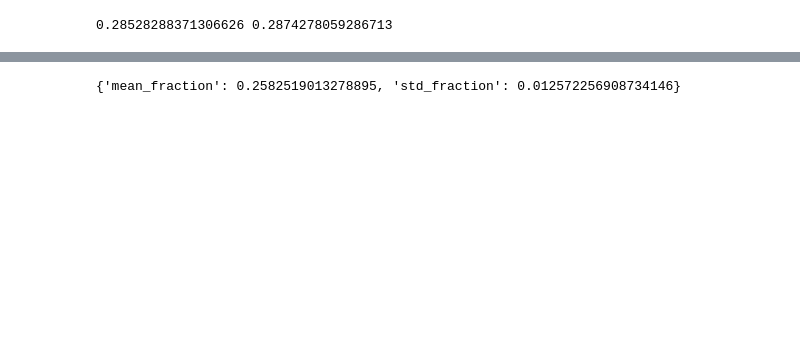
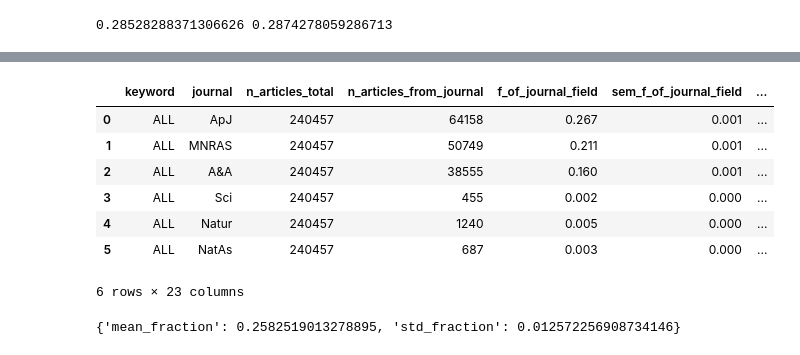
Before and after one commit to vadibekyan/ads_stats, a Jupyter notebook: astronomy_references.ipynb, the cells around one changed output, grey strips where cells are left out. Cells and saved outputs as stored; diff of their text form; code cells hidden in the pictures; blank space fills up the shorter version.

```diff
--- a/astronomy_references.ipynb
+++ b/astronomy_references.ipynb
@@ -634,3 +649,56 @@ summary_df_display
+# %%
+all_data_ref_clean_5 = all_data_ref_clean[all_data_ref_clean['year'] >= 2020]
+all_data_ref_clean_10 = all_data_ref_clean[all_data_ref_clean['year'] >= 2015]
+
+
+# Define your journal list
+journal_list = astro_top_journal_list  # or replace with your actual list
+
+# ALL years
+analyzer_all = JournalReferenceAnalyzer(all_data_ref_clean, keyword_col='my_keyword')
+comparison_df_all = analyzer_all.compare_field_and_author_bias(
+    keyword="ALL",
+    journal_list=journal_list,
+    match_on_name_only=False
+)
+
+# Last 10 years
+analyzer_10 = JournalReferenceAnalyzer(all_data_ref_clean_10, keyword_col='my_keyword')
+comparison_df_10 = analyzer_10.compare_field_and_author_bias(
+    keyword="ALL",
+    journal_list=journal_list,
+    match_on_name_only=False
+)
+
+# Last 5 years
+analyzer_5 = JournalReferenceAnalyzer(all_data_ref_clean_5, keyword_col='my_keyword')
+comparison_df_5 = analyzer_5.compare_field_and_author_bias(
+    keyword="ALL",
+    journal_list=journal_list,
+    match_on_name_only=False
+)
+# %%
+
+plot_journal_citation_bias_ratios(comparison_df_all, years='ALL', title = r'Field: $\it{Astronomy}$; Years: 2000-2025', keyword = 'Astronomy')
+plot_journal_contributions_and_bias(comparison_df_all, years = 'ALL', title = r'Field: $\it{Astronomy}$; Years: 2000-2025', keyword = 'Astronomy')
+
+plot_journal_citation_bias_ratios(comparison_df_10, years='10_years', title = r'Field: $\it{Astronomy}$; Years: 2015-2025', keyword = 'Astronomy')
+plot_journal_contributions_and_bias(comparison_df_10, years = '10_years', title = r'Field: $\it{Astronomy}$; Years: 2015-2025', keyword = 'Astronomy')
+
+plot_journal_citation_bias_ratios(comparison_df_5, years='5_years', title = r'Field: $\it{Astronomy}$; Years: 2020-2025', keyword = 'Astronomy')
+plot_journal_contributions_and_bias(comparison_df_5, years = '5_years', title = r'Field: $\it{Astronomy}$; Years: 2020-2025', keyword = 'Astronomy')
+
+summary_df_display = comparison_df_all.round(3)
+summary_df_display
+# %% [output]
+|  | keyword | journal | n_articles_total | n_articles_from_journal | f_of_journal_field | sem_f_of_journal_field | ... |
+| 0 | ALL | ApJ | 240457 | 64158 | 0.267 | 0.001 | ... |
+| 1 | ALL | MNRAS | 240457 | 50749 | 0.211 | 0.001 | ... |
+| 2 | ALL | A&A | 240457 | 38555 | 0.160 | 0.001 | ... |
+| 3 | ALL | Sci | 240457 | 455 | 0.002 | 0.000 | ... |
+| 4 | ALL | Natur | 240457 | 1240 | 0.005 | 0.000 | ... |
+| 5 | ALL | NatAs | 240457 | 687 | 0.003 | 0.000 | ... |
+6 rows × 23 columns
 # %%
 import numpy as np
 
```
Also changed, not shown: parts of 13 cells of this notebook, 18 other files.
